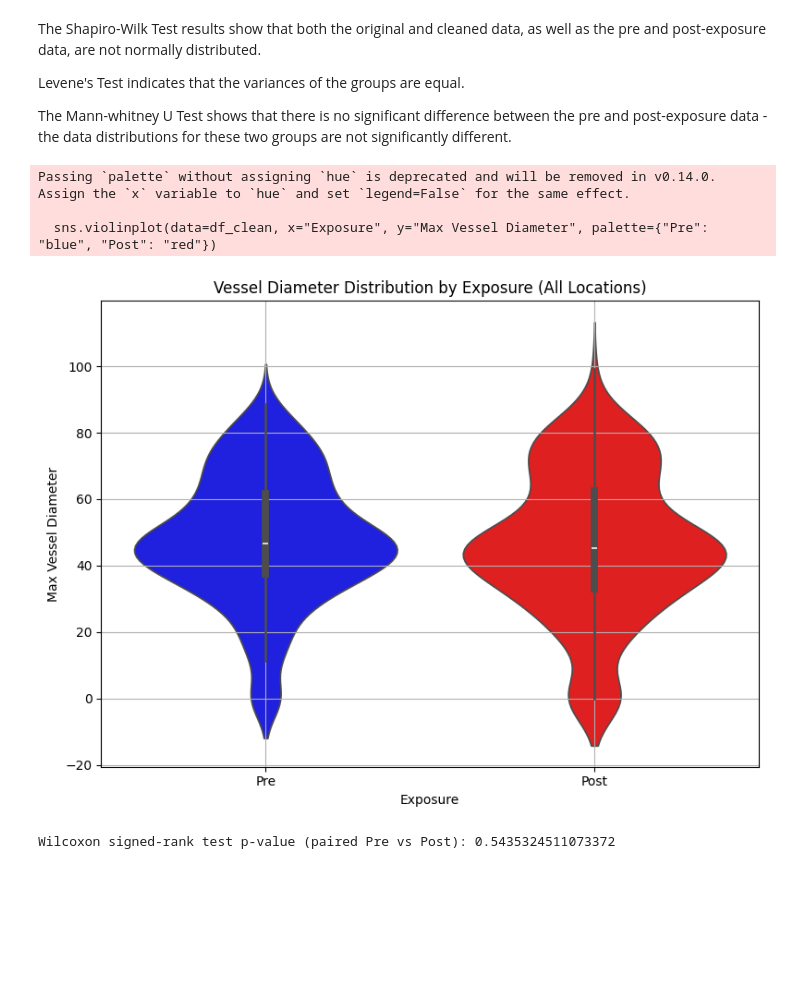
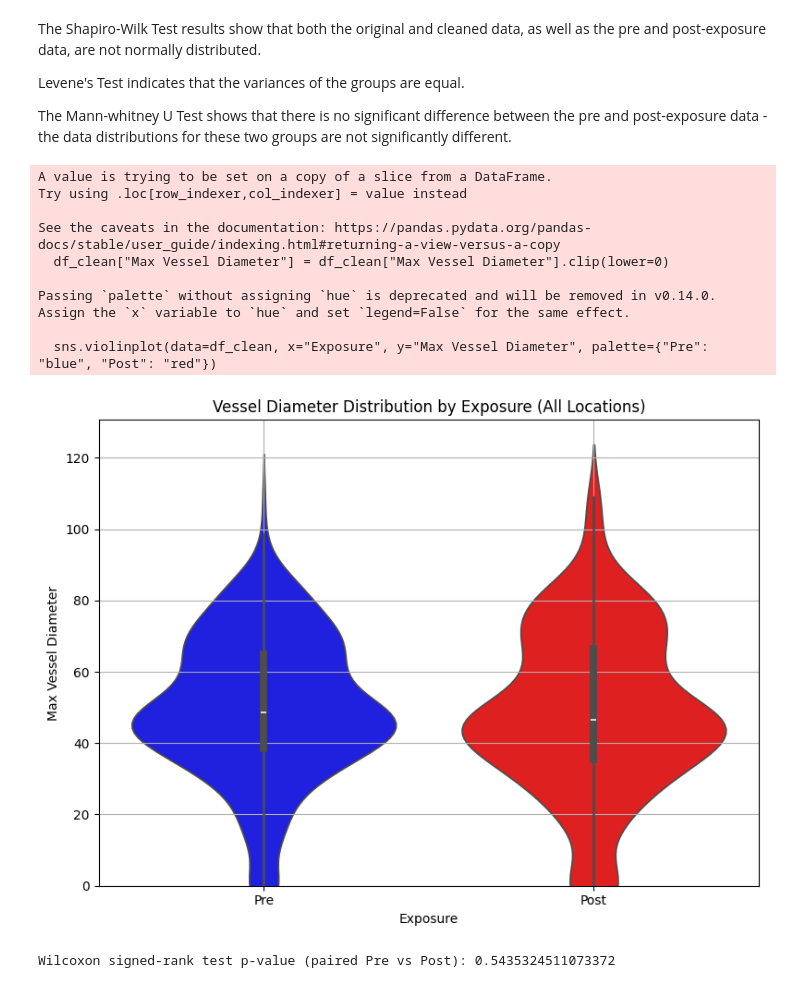
Before and after one commit to alejjara1/MeS_Vivosight, a Jupyter notebook: code/test_blood_flow.ipynb, the cells around one changed output. Drawn from its saved outputs; the diff is of its cells as text; code cells hidden in the pictures; blank space fills up the shorter version.

```diff
--- a/code/test_blood_flow.ipynb
+++ b/code/test_blood_flow.ipynb
@@ -104,0 +104,36 @@ data/Vivosight_data/S88_Results [<data_types.BloodFlow object at 0x...>, <data_t
+# %%
+vivosight_folder = "data/Vivosight_data/"
+scan_folder = "data/scan_information/"
+
+#Grab all subject ids
+subject_ids = data_read.get_all_subject_ids(vivosight_folder)
+
+# Store all the data in a dictionary by subject_id
+subjects = {}
+for subject_id in subject_ids:
+    subjects[subject_id] = data_read.process_subject_vivosight_data(subject_id,vivosight_folder,scan_folder, "bloodflow")
+
+
+max_diameter = []
+depth_at_max_diameter = []
+# Print out data like above but include subject id
+for subject_id, subject_data in subjects.items():
+
+    # Look at initial visit information
+    visit_data = subject_data.visit
+    if visit_data.blood_flow is not None:
+        for blood_data in visit_data.blood_flow:
+            max_diameter.append(blood_data.get_max_diameter())
+            depth_at_max_diameter.append(blood_data.get_depth_max_diameter())
+
+
+    # If the subject had a return visit Look at that too
+    if subject_data.return_visit is not None:
+        visit_data = subject_data.return_visit
+        if visit_data.blood_flow is not None:
+            for blood_data in visit_data.blood_flow:
+                max_diameter.append(blood_data.get_max_diameter())
+                depth_at_max_diameter.append(blood_data.get_depth_max_diameter())
+
+plt.plot(depth_at_max_diameter,max_diameter,'.')
+plt.show()
@@ -670,18 +711,31 @@ The Mann-whitney U Test shows that there is no significant difference between th
 # %%
 import seaborn as sns
 import matplotlib.pyplot as plt
 
+# Clip Max Vessel Diameter to ensure no negative values
+df_clean["Max Vessel Diameter"] = df_clean["Max Vessel Diameter"].clip(lower=0)
+
+# Create the violin plot
 plt.figure(figsize=(8, 6))
 sns.violinplot(data=df_clean, x="Exposure", y="Max Vessel Diameter", palette={"Pre": "blue", "Post": "red"})
+
+# Dynamically adjust y-axis limits based on the data
+plt.ylim(bottom=0)  # Ensure y-axis starts at 0
 plt.title("Vessel Diameter Distribution by Exposure (All Locations)")
 plt.grid(True)
 plt.tight_layout()
 plt.show()
 # %% [output]
+A value is trying to be set on a copy of a slice from a DataFrame.
+Try using .loc[row_indexer,col_indexer] = value instead
+
+See the caveats in the documentation: https://pandas.pydata.org/pandas-docs/stable/user_guide/indexing.html#returning-a-view-versus-a-copy
+  df_clean["Max Vessel Diameter"] = df_clean["Max Vessel Diameter"].clip(lower=0)
+
 Passing `palette` without assigning `hue` is deprecated and will be removed in v0.14.0. Assign the `x` variable to `hue` and set `legend=False` for the same effect.
 
   sns.violinplot(data=df_clean, x="Exposure", y="Max Vessel Diameter", palette={"Pre": "blue", "Post": "red"})
-[figure, old version]
+[figure, new version]
 # %%
 from scipy.stats import wilcoxon
 
```
Also changed, not shown: parts of 12 cells of this notebook, 5 other files.
